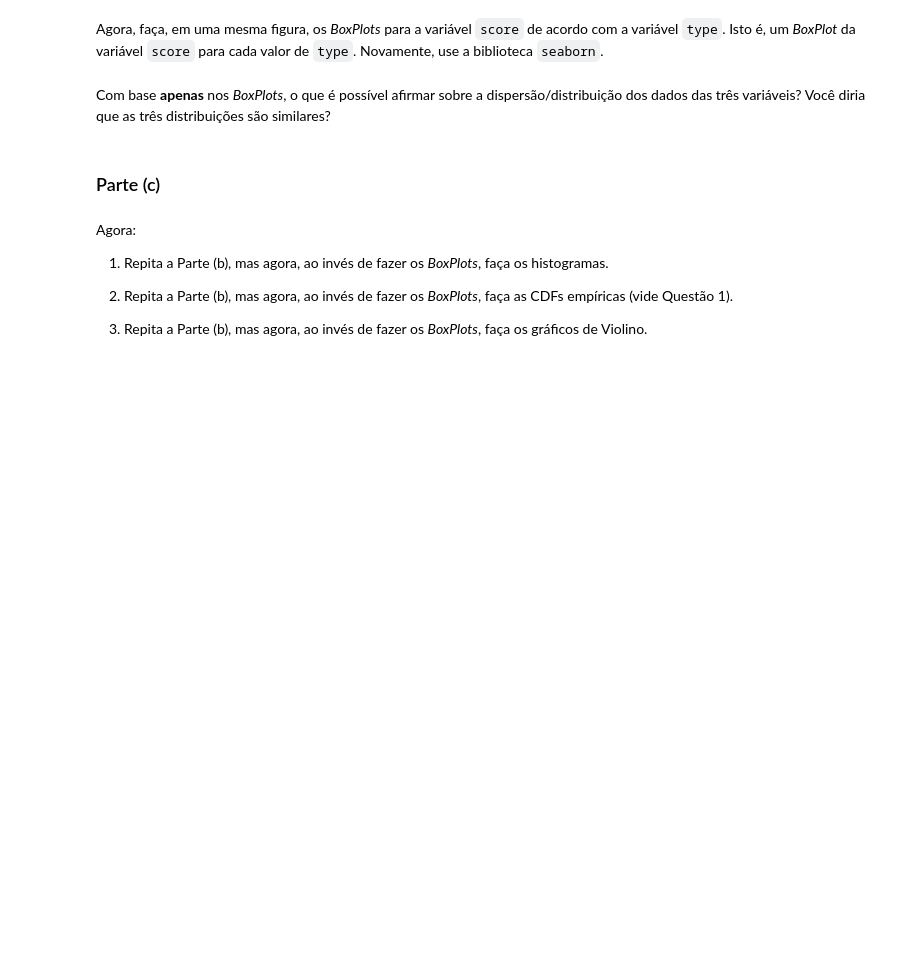
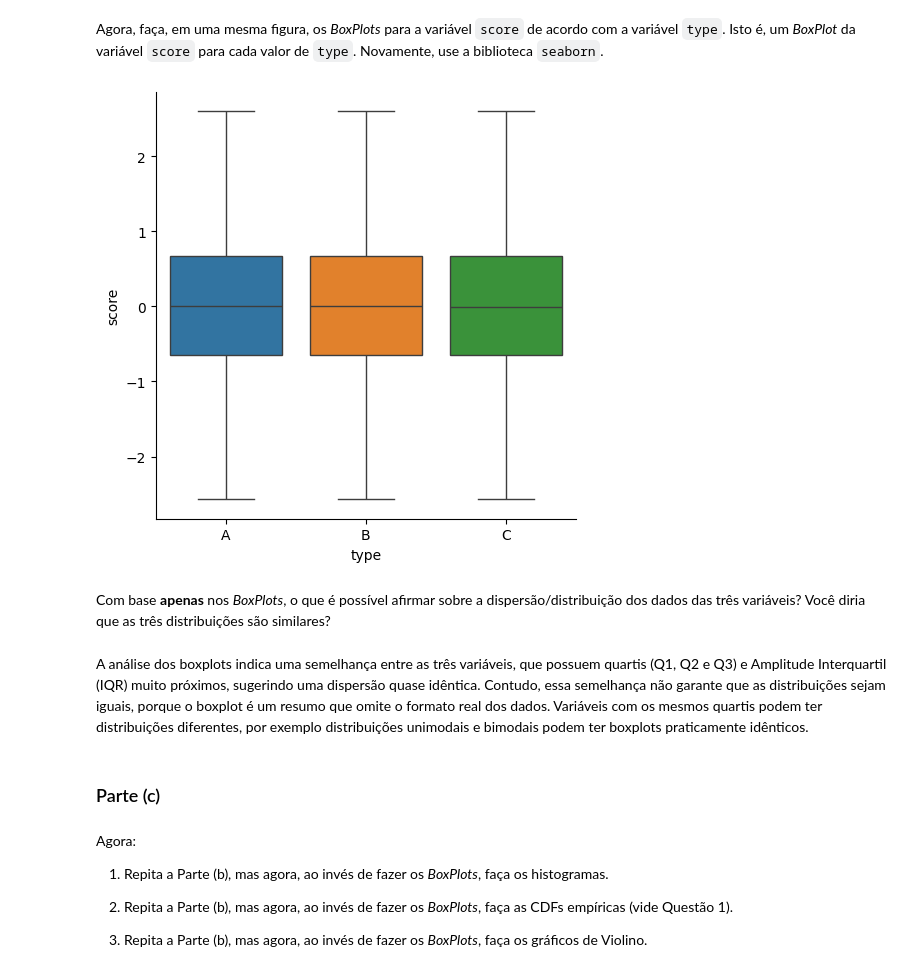
Before and after one commit to falconeee/CD-2025-2, a Jupyter notebook: lista_01.ipynb, the cells around one changed output. Saved outputs shown, nothing was run; the diff lists cells and outputs as text; code cells hidden in the pictures; blank space fills up the shorter version.

```diff
--- a/lista_01.ipynb
+++ b/lista_01.ipynb
@@ -308,7 +341,13 @@ Usando a biblioteca `seaborn`, Faça o *BoxPlot* da variável `score` para todos
 # %% [markdown]
 Agora, faça, em uma mesma figura, os *BoxPlots* para a variável `score` de acordo com a variável `type`. Isto é, um *BoxPlot* da variável `score` para cada valor de `type`. Novamente, use a biblioteca `seaborn`.
+# %%
+sns.catplot(data=df_dados_q4, kind='box', y='score', x='type', hue='type');
+# %% [output]
+[figure, added]
 # %% [markdown]
 Com base **apenas** nos *BoxPlots*, o que é possível afirmar sobre a dispersão/distribuição dos dados das três variáveis? Você diria que as três distribuições são similares?
+# %% [markdown]
+A análise dos boxplots indica uma semelhança entre as três variáveis, que possuem quartis (Q1, Q2 e Q3) e Amplitude Interquartil (IQR) muito próximos, sugerindo uma dispersão quase idêntica. Contudo, essa semelhança não garante que as distribuições sejam iguais, porque o boxplot é um resumo que omite o formato real dos dados. Variáveis com os mesmos quartis podem ter distribuições diferentes, por exemplo distribuições unimodais e bimodais podem ter boxplots praticamente idênticos.
 # %% [markdown]
 
 ### Parte (c)
```
Also changed, not shown: parts of 26 cells of this notebook, 2 other files.
